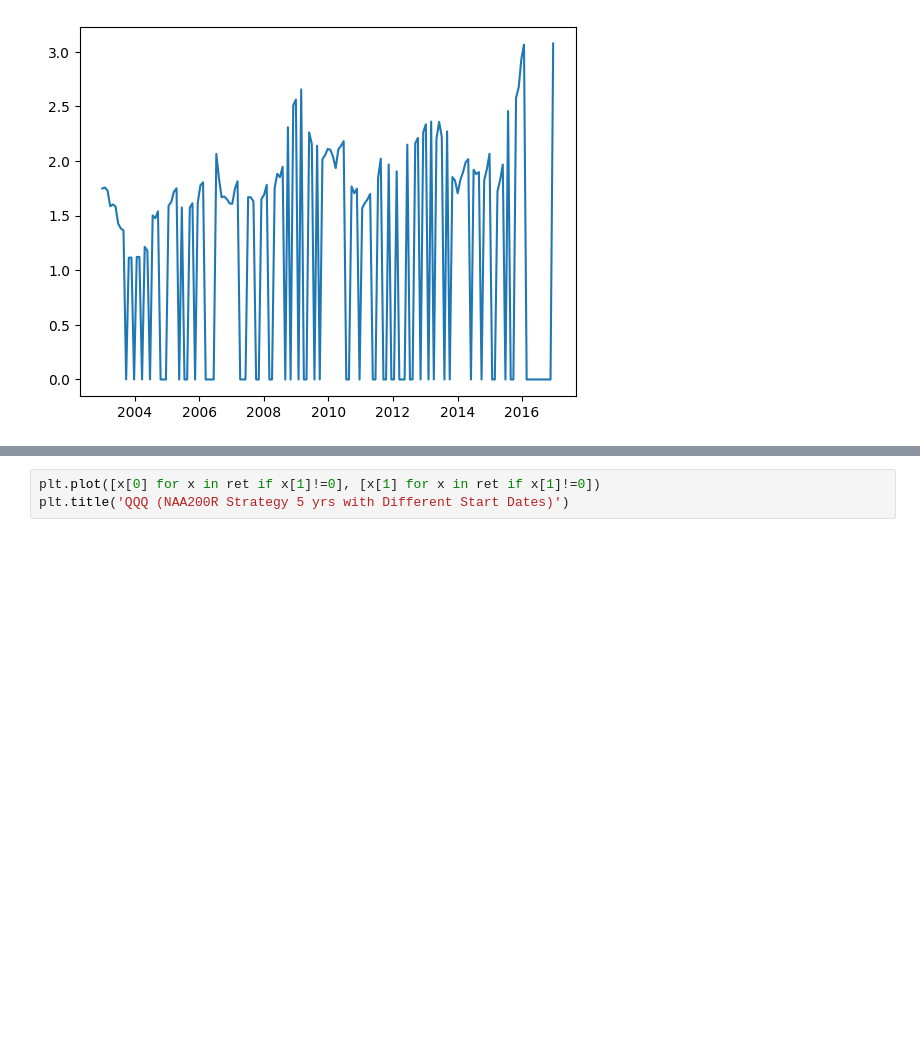
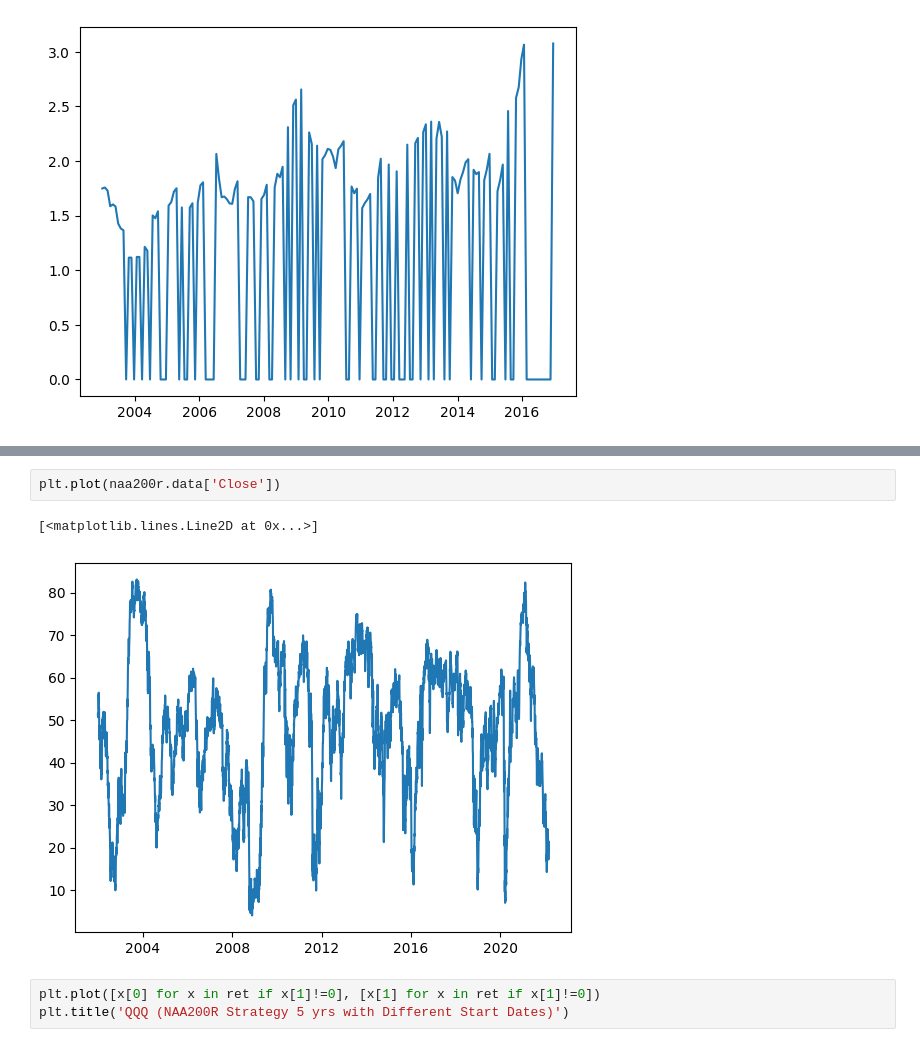
Before and after one commit to sylviawusyl/backtesting, a Jupyter notebook: Ab_test.ipynb, the cells around one changed output, grey strips where cells are left out. Drawn from its saved outputs; the diff is of its cells as text; blank space fills up the shorter version.

```diff
--- a/Ab_test.ipynb
+++ b/Ab_test.ipynb
@@ -227,3 +264,8 @@ plt.plot([x[0] for x in ret], [x[1] for x in ret])
+# %%
+plt.plot(naa200r.data['Close'])
+# %% [output]
+[<matplotlib.lines.Line2D at 0x...>]
+[figure, added]
 # %%
 plt.plot([x[0] for x in ret if x[1]!=0], [x[1] for x in ret if x[1]!=0])
 plt.title('QQQ (NAA200R Strategy 5 yrs with Different Start Dates)')
```
Also changed, not shown: parts of 9 cells of this notebook.
